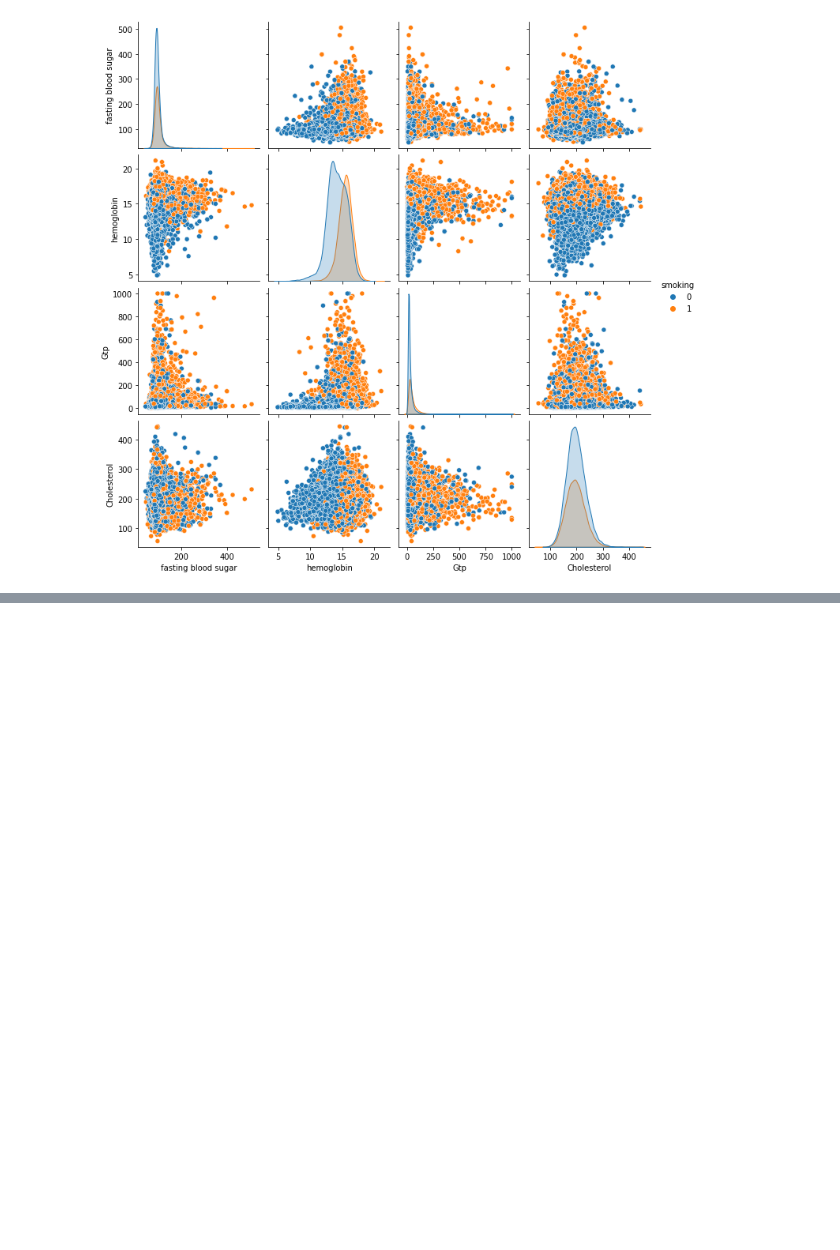
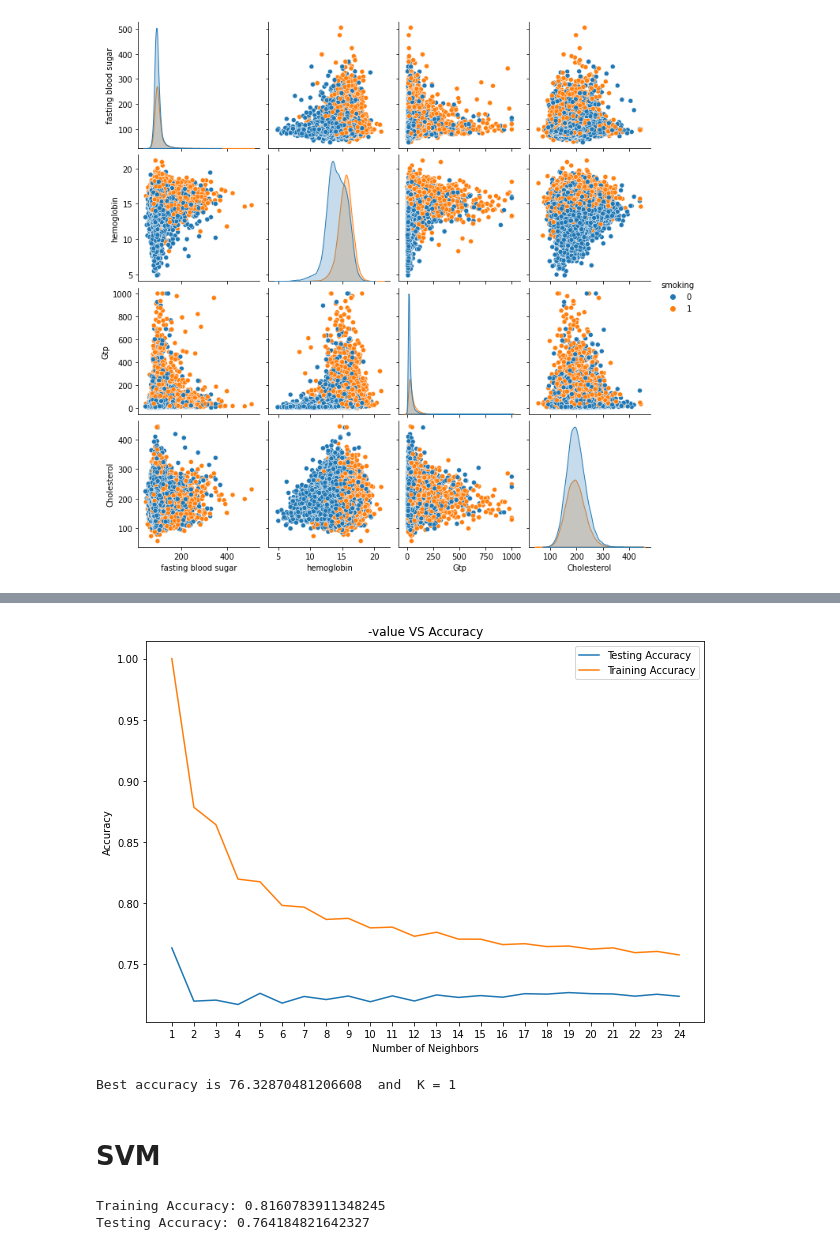
Before and after one commit to gulistanburtek/machine-learning, a Jupyter notebook: week_9_homework.ipynb, the cells around one changed output, grey strips where cells are left out. Cells and saved outputs as stored; diff of their text form; code cells hidden in the pictures; blank space fills up the shorter version.

```diff
--- a/week_9_homework.ipynb
+++ b/week_9_homework.ipynb
@@ -170,14 +305,36 @@ for i, k in enumerate(neig):
     test_accuracy.append(knn.score(x_test, y_test))
 # %%
 # Plot
-plt.figure(figsize=[13,8])
+plt.figure(figsize=[10,7])
 plt.plot(neig, test_accuracy, label = 'Testing Accuracy')
 plt.plot(neig, train_accuracy, label = 'Training Accuracy')
 plt.legend()
 plt.title('-value VS Accuracy')
 plt.xlabel('Number of Neighbors')
 plt.ylabel('Accuracy')
 plt.xticks(neig)
 plt.savefig('graph.png')
 plt.show()
-print("Best accuracy is {} with K = {}".format(np.max(test_accuracy),1+test_accuracy.index(np.max(test_accuracy))))
+print("Best accuracy is {}  and  K = {}".format(np.max(test_accuracy)*100.0,1+test_accuracy.index(np.max(test_accuracy))))
+# %% [output]
+[figure, added]
+Best accuracy is 76.32870481206608  and  K = 1
+# %% [markdown]
+# **SVM**
+# %%
+from sklearn.svm import SVC
+from sklearn.metrics import accuracy_score, confusion_matrix, classification_report
+
+SVM = SVC(C=10,random_state = 1)
+SVM.fit(x_train,y_train)
+
+# predict the results
+y_predtrain = SVM.predict(x_train)
+y_pred_SVM = SVM.predict(x_test)
+
+# view accuracy
+print("Training Accuracy:",accuracy_score(y_train, y_predtrain))
+print("Testing Accuracy:",accuracy_score(y_test, y_pred_SVM))
+# %% [output]
+Training Accuracy: 0.8160783911348245
+Testing Accuracy: 0.764184821642327
```
Also changed, not shown: parts of 42 cells of this notebook.
